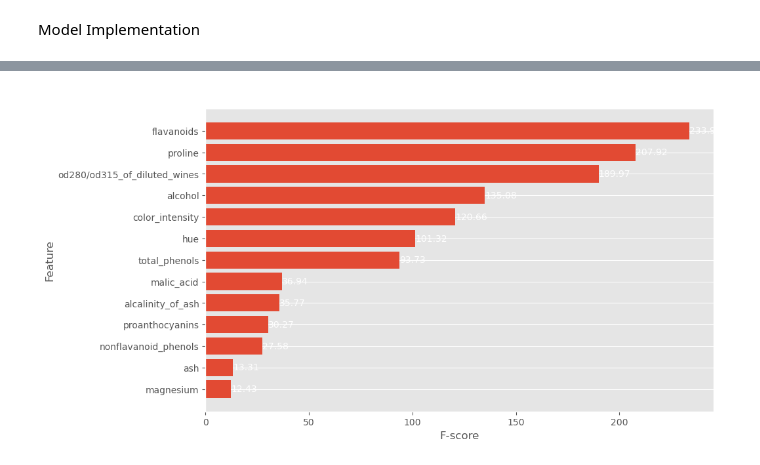
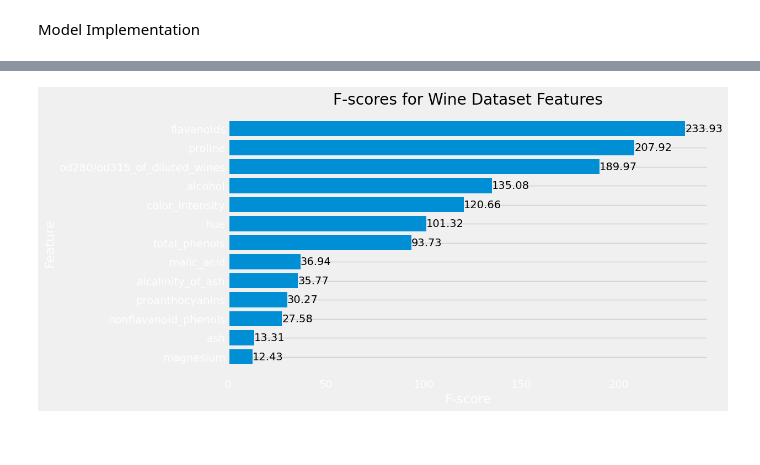
Before and after one commit to bryancastillo10/Machine-Learning-Projects, a Jupyter notebook: 02_PCA/01_wine_demo.ipynb, the cells around one changed output, grey strips where cells are left out. Saved outputs shown, nothing was run; the diff lists cells and outputs as text; code cells hidden in the pictures.

```diff
--- a/02_PCA/01_wine_demo.ipynb
+++ b/02_PCA/01_wine_demo.ipynb
@@ -1,7 +1,5 @@
 # %% [markdown]
 Test PCA from built-in Wine Dataset of SkLearn
-# %%
-plt.style.use('ggplot')
 # %% [markdown]
 Model Implementation
 # %%
@@ -10,6 +8,7 @@ import matplotlib.pyplot as plt
 from sklearn.datasets import load_wine
 from sklearn.preprocessing import StandardScaler
 from sklearn.decomposition import PCA
+plt.style.use('fivethirtyeight')
 
 # Load the wine dataset
 wine = load_wine()
@@ -57,27 +61,31 @@ plt.show()
 # %%
 from sklearn.feature_selection import f_classif
 
 # Calculate the F-scores for each feature
 f_scores, _ = f_classif(X_scaled, y)
 
 # Get the feature names sorted by F-score
 sorted_indices = np.argsort(f_scores)[::-1]
 sorted_feature_names = [feature_names[i] for i in sorted_indices]
 sorted_f_scores = f_scores[sorted_indices]
 
 # Plot
-plt.figure(figsize=(10, 6))
+fig = plt.figure(figsize=(10, 6))
 plt.barh(range(len(sorted_feature_names)), sorted_f_scores, tick_label=sorted_feature_names)
-plt.title('F-scores for Wine Dataset Features')
+plt.title('F-scores for Wine Dataset Features',color="black")
 plt.xlabel('F-score')
 plt.ylabel('Feature')
 plt.grid(axis='x')
 
 # Annotate bars with their F-score values
 for i, score in enumerate(sorted_f_scores):
     plt.text(score + 0.01, i, f'{score:.2f}', va='center',color="black")
 
 plt.gca().invert_yaxis()  # Invert y-axis to have the highest F-score at the top
 plt.show()
+
+
+#Save Plot
+plot_3 = fig
 # %% [output]
-[figure, old version]
+[figure, new version]
```
Also changed, not shown: parts of 7 cells of this notebook, 6 other files.
